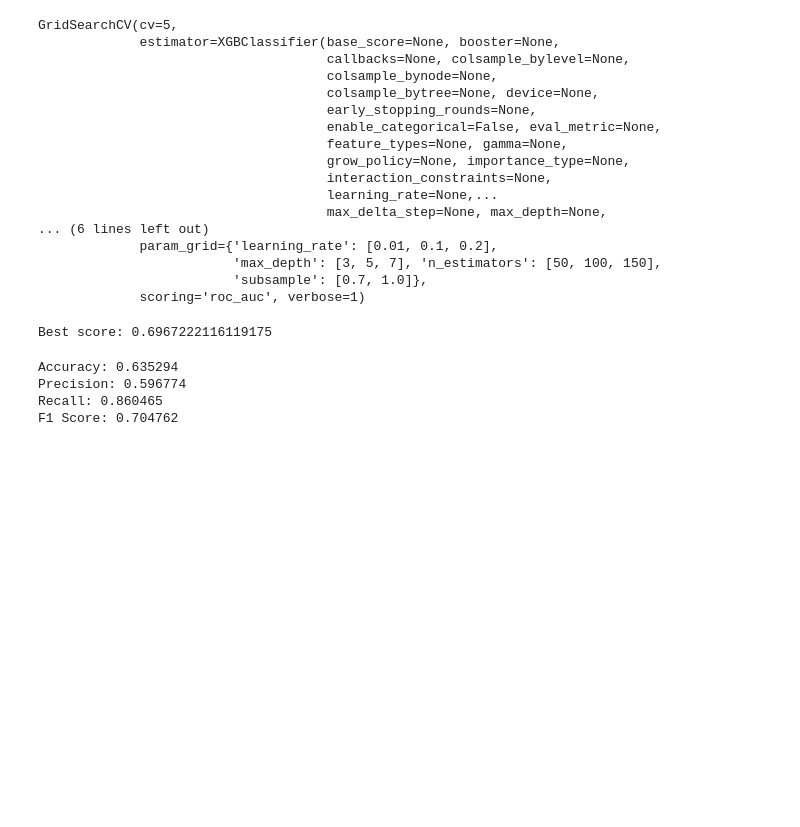
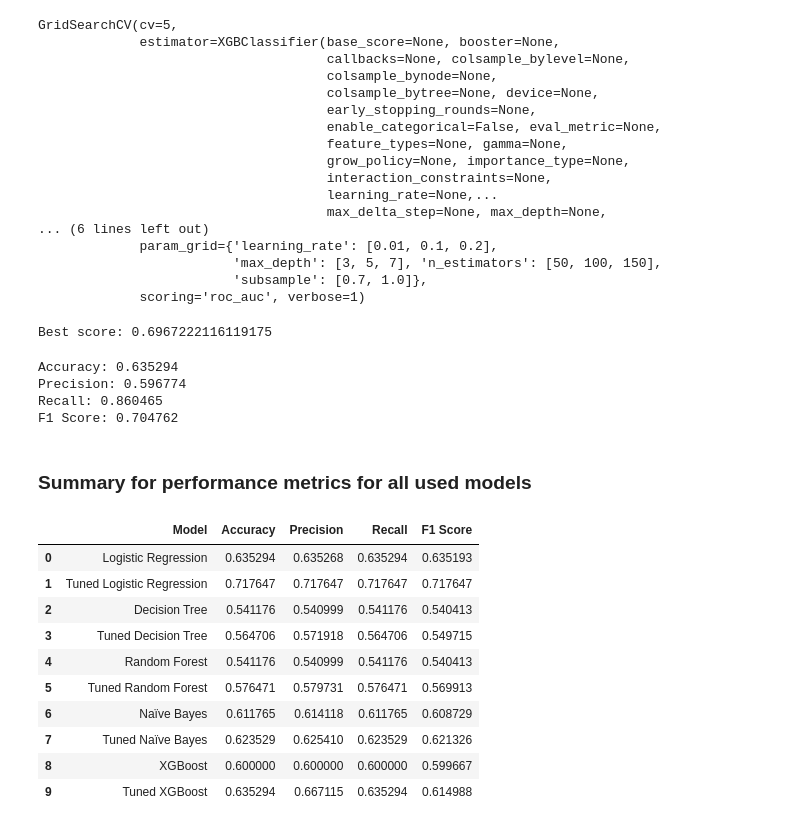
Before and after one commit to nirmal2i43a5/Predicting-Mental-Health-Risk-from-Social-Media-Behavior, a Jupyter notebook: mental_health_analysis.ipynb, the cells around one changed output. Drawn from its saved outputs; the diff is of its cells as text; code cells hidden in the pictures; blank space fills up the shorter version.

```diff
--- a/mental_health_analysis.ipynb
+++ b/mental_health_analysis.ipynb
@@ -1224,3 +1236,60 @@ Accuracy: 0.635294
 Precision: 0.596774
 Recall: 0.860465
 F1 Score: 0.704762
+# %% [markdown]
+### Summary for performance metrics for all used models
+# %%
+import pandas as pd
+from sklearn.metrics import accuracy_score, precision_score, recall_score, f1_score
+
+# Dictionary mapping model names to their prediction arrays
+model_predictions = {
+    "Logistic Regression": y_pred_lr,
+    "Tuned Logistic Regression": lr_pred_tuned,
+    "Decision Tree": y_pred_dt,
+    "Tuned Decision Tree": dt_pred_tuned,
+    "Random Forest": rf_pred,
+    "Tuned Random Forest": rf_pred_tuned,
+    "Naïve Bayes": y_pred_nb,
+    "Tuned Naïve Bayes": nb_pred_tuned,
+    "XGBoost": y_pred_xgb,
+    "Tuned XGBoost": xgb_pred_tuned
+}
+
+# Initialize a dictionary to store the evaluation metrics for each model
+metrics_dict = {
+    "Model": [],
+    "Accuracy": [],
+    "Precision": [],
+    "Recall": [],
+    "F1 Score": []
+}
+
+# Loop over each model and compute the metrics
+for model_name, predictions in model_predictions.items():
+    acc = accuracy_score(y_test, predictions)
+    prec = precision_score(y_test, predictions, average='weighted')
+    rec = recall_score(y_test, predictions, average='weighted')
+    f1 = f1_score(y_test, predictions, average='weighted')
+
+    metrics_dict["Model"].append(model_name)
+    metrics_dict["Accuracy"].append(acc)
+    metrics_dict["Precision"].append(prec)
+    metrics_dict["Recall"].append(rec)
+    metrics_dict["F1 Score"].append(f1)
+
+# Convert the dictionary to a DataFrame for better visualization
+df_metrics_all = pd.DataFrame(metrics_dict)
+df_metrics_all
+# %% [output]
+|  | Model | Accuracy | Precision | Recall | F1 Score |
+| 0 | Logistic Regression | 0.635294 | 0.635268 | 0.635294 | 0.635193 |
+| 1 | Tuned Logistic Regression | 0.717647 | 0.717647 | 0.717647 | 0.717647 |
+| 2 | Decision Tree | 0.541176 | 0.540999 | 0.541176 | 0.540413 |
+| 3 | Tuned Decision Tree | 0.564706 | 0.571918 | 0.564706 | 0.549715 |
+| 4 | Random Forest | 0.541176 | 0.540999 | 0.541176 | 0.540413 |
+| 5 | Tuned Random Forest | 0.576471 | 0.579731 | 0.576471 | 0.569913 |
+| 6 | Naïve Bayes | 0.611765 | 0.614118 | 0.611765 | 0.608729 |
+| 7 | Tuned Naïve Bayes | 0.623529 | 0.625410 | 0.623529 | 0.621326 |
+| 8 | XGBoost | 0.600000 | 0.600000 | 0.600000 | 0.599667 |
+| 9 | Tuned XGBoost | 0.635294 | 0.667115 | 0.635294 | 0.614988 |
```
Also changed, not shown: parts of 15 cells of this notebook.
